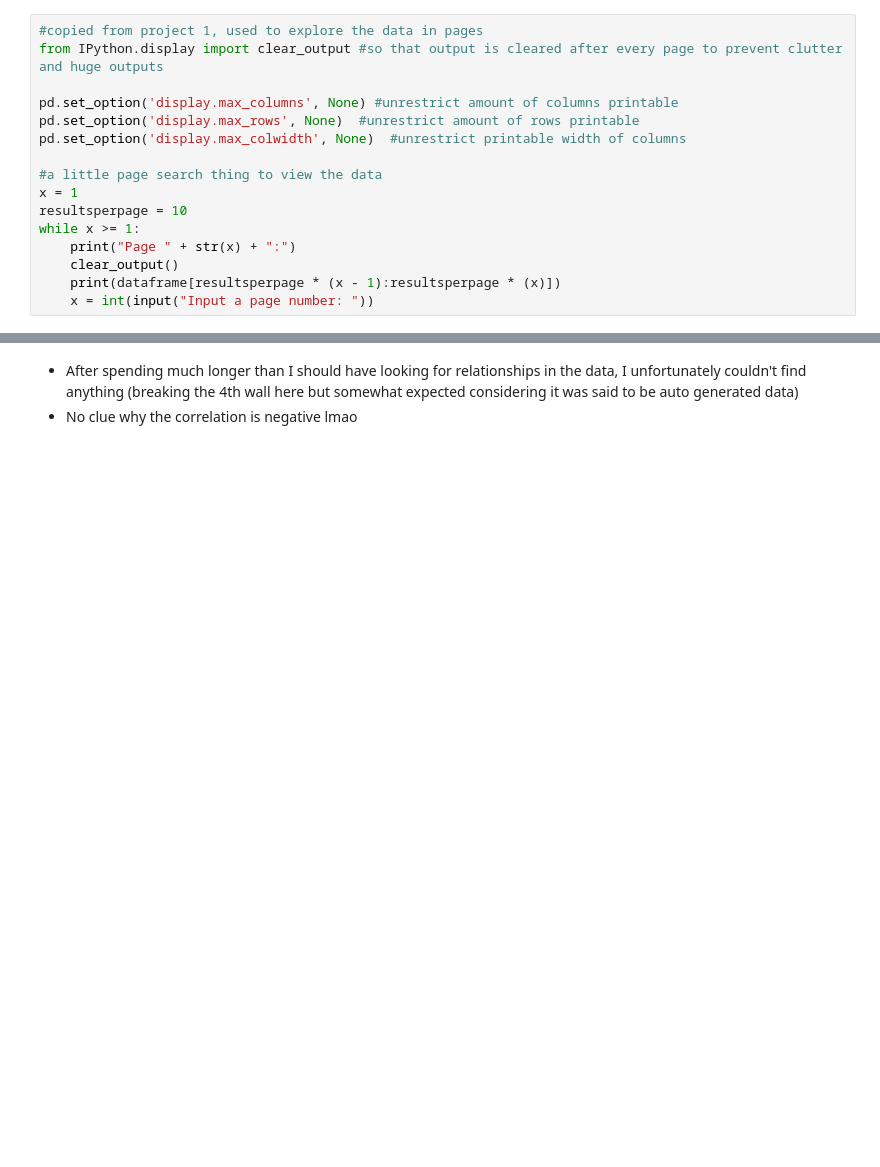
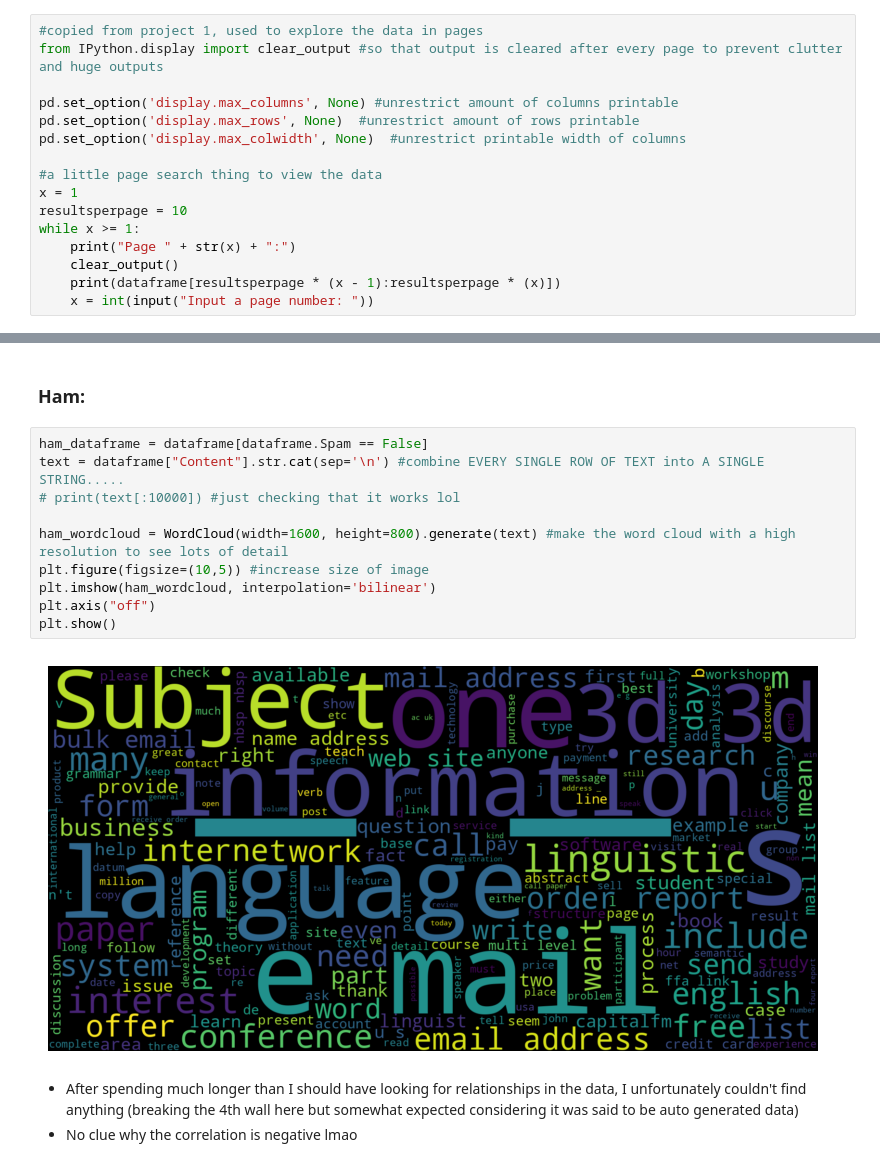
Before and after one commit to victorbjafet/project3ML, a Jupyter notebook: Project_3.ipynb, the cells around one changed output, grey strips where cells are left out. Drawn from its saved outputs; the diff is of its cells as text; blank space fills up the shorter version.

```diff
--- a/Project_3.ipynb
+++ b/Project_3.ipynb
@@ -95,3 +83,17 @@ Name: Purchased, dtype: float64
+# %% [markdown]
+### Ham:
+# %%
+ham_dataframe = dataframe[dataframe.Spam == False]
+text = dataframe["Content"].str.cat(sep='\n') #combine EVERY SINGLE ROW OF TEXT into A SINGLE STRING.....
+# print(text[:10000]) #just checking that it works lol
+
+ham_wordcloud = WordCloud(width=1600, height=800).generate(text) #make the word cloud with a high resolution to see lots of detail
+plt.figure(figsize=(10,5)) #increase size of image
+plt.imshow(ham_wordcloud, interpolation='bilinear')
+plt.axis("off")
+plt.show()
+# %% [output]
+[figure, added]
 # %% [markdown]
 - After spending much longer than I should have looking for relationships in the data, I unfortunately couldn't find anything (breaking the 4th wall here but somewhat expected considering it was said to be auto generated data)
 - No clue why the correlation is negative lmao
```
Also changed, not shown: parts of 15 cells of this notebook.
